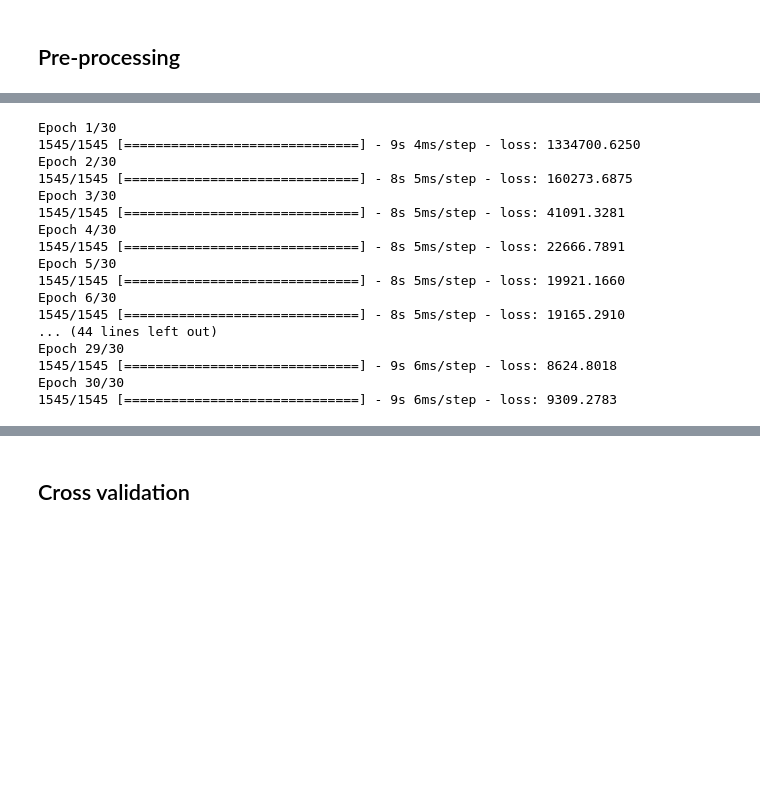
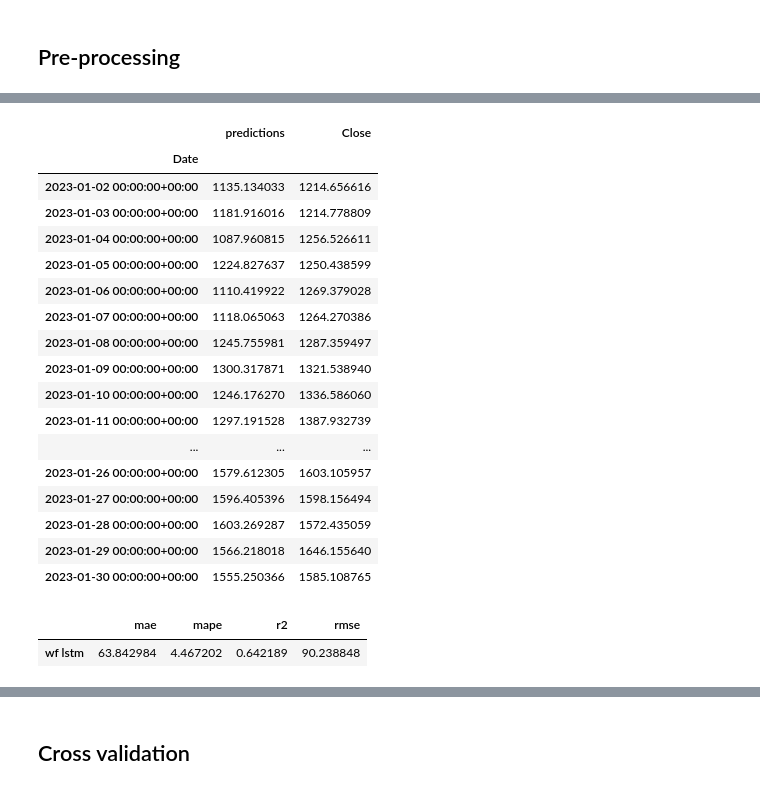
Before and after one commit to montgoz007/stock-price-prediction, a Jupyter notebook: DNNs.ipynb, the cells around one changed output, grey strips where cells are left out. Cells and saved outputs as stored; diff of their text form; code cells hidden in the pictures; blank space fills up the shorter version.

```diff
--- a/DNNs.ipynb
+++ b/DNNs.ipynb
@@ -102,0 +103,12 @@ The shape of the testing data is (28, 9, 1) features and (28,) target
+# %%
+# Create model
+model = keras.Sequential()
+model.add(layers.LSTM(100, return_sequences=True, input_shape=(X_train_lstm.shape[1], 1)))
+model.add(layers.LSTM(100, return_sequences=False))
+model.add(layers.Dense(25))
+model.add(layers.Dense(1))
+# Compile & fit model
+model.compile(optimizer='adam', loss='mean_squared_error')
+model.fit(X_train_lstm, y_train, batch_size= 1, epochs=30, verbose=1)
+# Predict next point
+y_pred = model.predict(X_test_lstm)
@@ -138,9 +196,9 @@ for i in test_idx:
     model.add(layers.Dense(1))
     # Compile & fit model
     model.compile(optimizer='adam', loss='mean_squared_error')
-    model.fit(X_train_lstm, y_train, batch_size= 1, epochs=10)
+    model.fit(X_train_lstm, y_train, batch_size= 1, epochs=10, verbose=2)
     # Predict next point
     y_pred = model.predict(X_test_lstm)
-    predictions.append(y_pred)
+    predictions.append(y_pred[0])
 # %% [output]
 Epoch 1/10
@@ -197,8 +221,8 @@ pd.DataFrame(y_test)
+# %%
+wf_preds = np.array(predictions)
 # %%
 results_df = df[['Date']]
-results_df = results_df[results_df.index > split]
-predictions = model.predict(X_test_lstm)
-results_df['predictions'] = predictions
+results_df = results_df[results_df['Date'] > split]
+results_df['predictions'] = wf_preds
 results_df = results_df.set_index('Date').join(df[['Date', feat_ex]].set_index('Date'), how='outer')
-# Plot results
 px.line(results_df, x=results_df.index, y=[feat_ex, 'predictions'])
@@ -243,24 +229,38 @@ _________________________________________________________________
-# %%
-model.compile(optimizer='adam', loss='mean_squared_error')
-history = model.fit(X_train_lstm, y_train, batch_size= 1, epochs=30)
-# %% [output]
-Epoch 1/30
-1545/1545 [==============================] - 9s 4ms/step - loss: 1334700.6250
-Epoch 2/30
-1545/1545 [==============================] - 8s 5ms/step - loss: 160273.6875
-Epoch 3/30
-1545/1545 [==============================] - 8s 5ms/step - loss: 41091.3281
-Epoch 4/30
-1545/1545 [==============================] - 8s 5ms/step - loss: 22666.7891
-Epoch 5/30
-1545/1545 [==============================] - 8s 5ms/step - loss: 19921.1660
-Epoch 6/30
-1545/1545 [==============================] - 8s 5ms/step - loss: 19165.2910
-... (44 lines left out)
-Epoch 29/30
-1545/1545 [==============================] - 9s 6ms/step - loss: 8624.8018
-Epoch 30/30
-1545/1545 [==============================] - 9s 6ms/step - loss: 9309.2783
+# %%
+results_df.dropna()
+# %% [output]
+|  | predictions | Close |
+| Date |  |  |
+| 2023-01-02 00:00:00+00:00 | 1135.134033 | 1214.656616 |
+| 2023-01-03 00:00:00+00:00 | 1181.916016 | 1214.778809 |
+| 2023-01-04 00:00:00+00:00 | 1087.960815 | 1256.526611 |
+| 2023-01-05 00:00:00+00:00 | 1224.827637 | 1250.438599 |
+| 2023-01-06 00:00:00+00:00 | 1110.419922 | 1269.379028 |
+| 2023-01-07 00:00:00+00:00 | 1118.065063 | 1264.270386 |
+| 2023-01-08 00:00:00+00:00 | 1245.755981 | 1287.359497 |
+| 2023-01-09 00:00:00+00:00 | 1300.317871 | 1321.538940 |
+| 2023-01-10 00:00:00+00:00 | 1246.176270 | 1336.586060 |
+| 2023-01-11 00:00:00+00:00 | 1297.191528 | 1387.932739 |
+| ... | ... | ... |
+| 2023-01-26 00:00:00+00:00 | 1579.612305 | 1603.105957 |
+| 2023-01-27 00:00:00+00:00 | 1596.405396 | 1598.156494 |
+| 2023-01-28 00:00:00+00:00 | 1603.269287 | 1572.435059 |
+| 2023-01-29 00:00:00+00:00 | 1566.218018 | 1646.155640 |
+| 2023-01-30 00:00:00+00:00 | 1555.250366 | 1585.108765 |
+# %%
+#perf_dict = dict()
+model_name = 'wf lstm'
+perf_dict[model_name] = {
+    'r2': r2_score(results_df.dropna()[feat_ex].values, results_df.dropna()['predictions'].values),
+    'mae': mean_absolute_error(results_df.dropna()[feat_ex].values, results_df.dropna()['predictions'].values),
+    'mape': mean_absolute_percentage_error(results_df.dropna()[feat_ex].values, results_df.dropna()['predictions'].values)*100,
+    'rmse': mean_squared_error(results_df.dropna()[feat_ex].values, results_df.dropna()['predictions'].values, squared=False),
+}
+
+pd.DataFrame(perf_dict).T
+# %% [output]
+|  | mae | mape | r2 | rmse |
+| wf lstm | 63.842984 | 4.467202 | 0.642189 | 90.238848 |
 # %%
 hist_df = pd.DataFrame(history.history)
 px.line(hist_df, y=['loss'])
```
Also changed, not shown: parts of 19 cells of this notebook, 1 other file.
